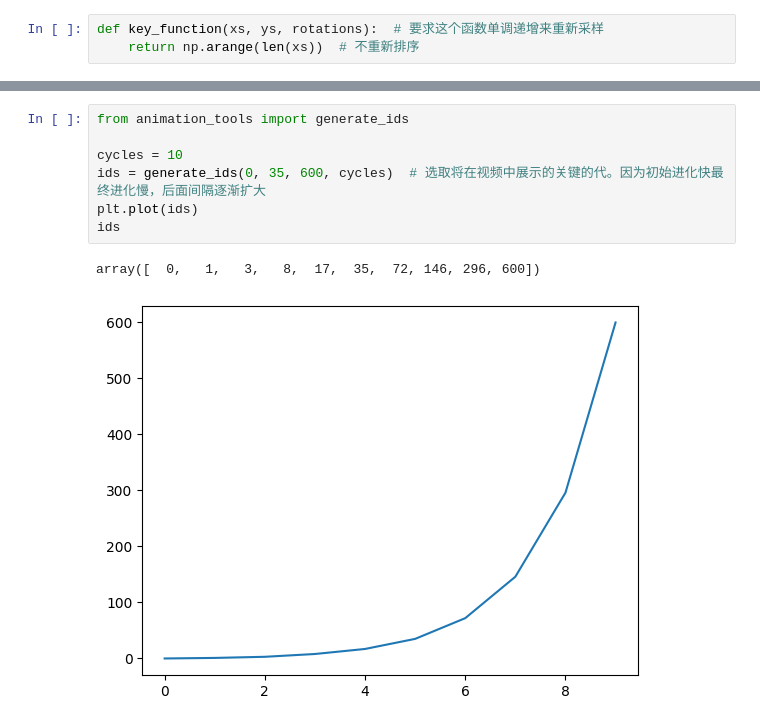
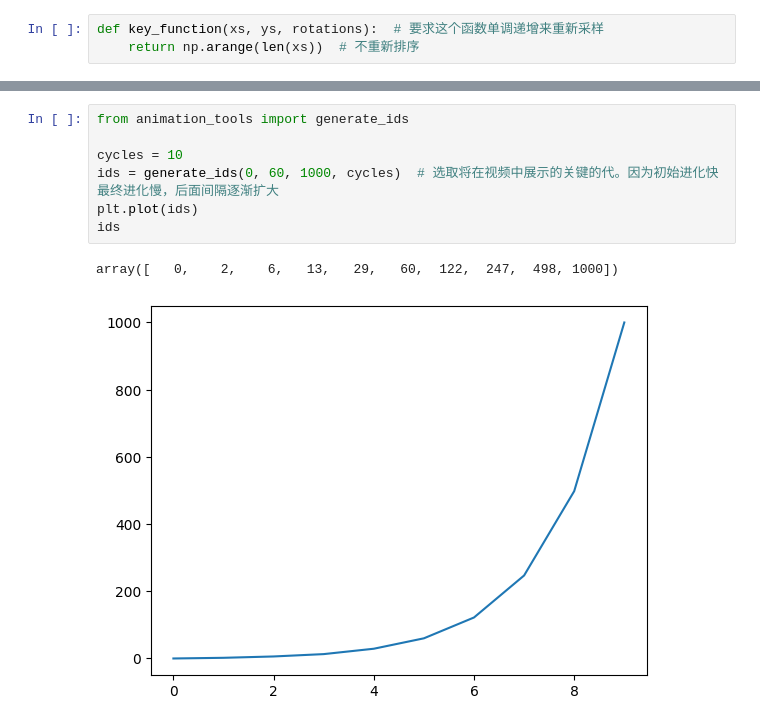
Before and after one commit to ShengzhiWu/moving-sofa-problem, a Jupyter notebook: src/制作动画_房间进化.ipynb, the cells around one changed output, grey strips where cells are left out. Saved outputs shown, nothing was run; the diff lists cells and outputs as text.

```diff
--- a/src/制作动画_房间进化.ipynb
+++ b/src/制作动画_房间进化.ipynb
@@ -77,13 +79,13 @@ Area = 2.0645170000000004
 # %%
 from animation_tools import generate_ids
 
 cycles = 10
-ids = generate_ids(0, 35, 600, cycles)  # 选取将在视频中展示的关键的代。因为初始进化快最终进化慢，后面间隔逐渐扩大
+ids = generate_ids(0, 60, 1000, cycles)  # 选取将在视频中展示的关键的代。因为初始进化快最终进化慢，后面间隔逐渐扩大
 plt.plot(ids)
 ids
 # %% [output]
-array([  0,   1,   3,   8,  17,  35,  72, 146, 296, 600])
+array([   0,    2,    6,   13,   29,   60,  122,  247,  498, 1000])
-[figure, old version]
+[figure, new version]
 # %%
 # 渲染多个不同形状的房间里相同形状沙发的运动
 
```
Also changed, not shown: parts of 4 cells of this notebook, 1 other file.
